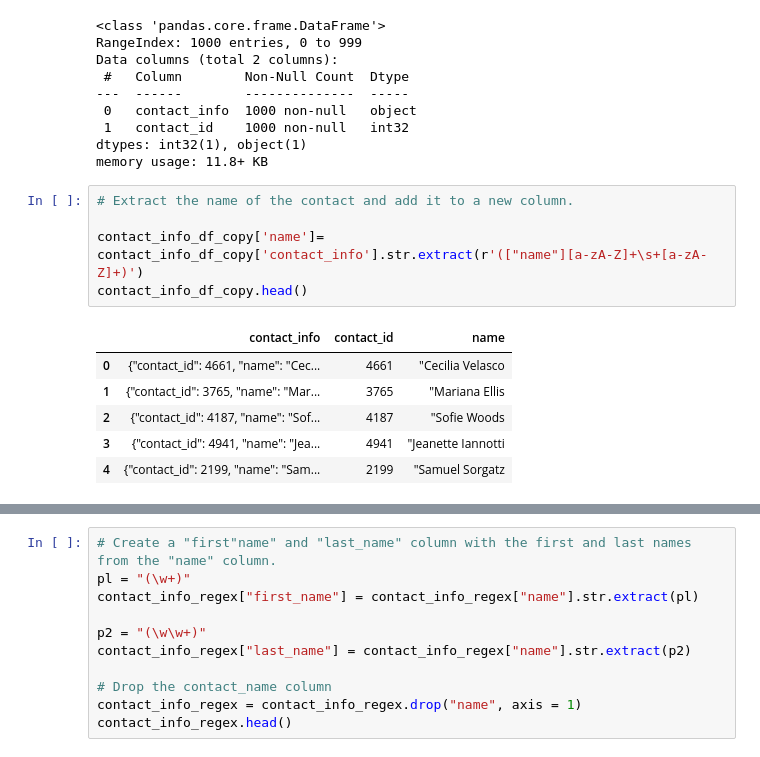
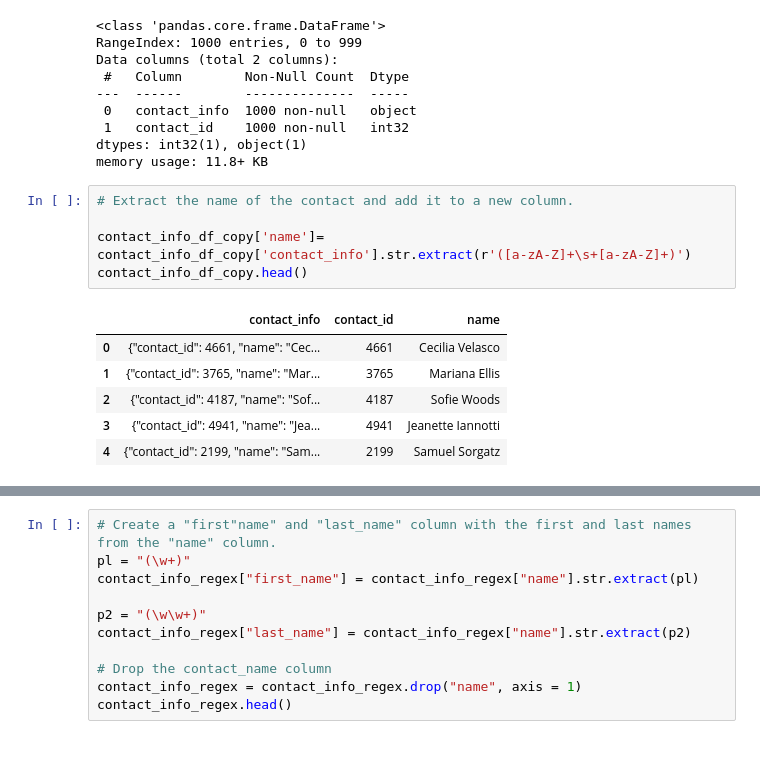
Before and after one commit to patibindu/Crowdfunding_ETL, a Jupyter notebook: ETL_Mini_Project_PatiBindu.ipynb, the cells around one changed output, grey strips where cells are left out. Cells and saved outputs as stored; diff of their text form.

```diff
--- a/ETL_Mini_Project_PatiBindu.ipynb
+++ b/ETL_Mini_Project_PatiBindu.ipynb
@@ -503,15 +503,15 @@ memory usage: 11.8+ KB
 # %%
 # Extract the name of the contact and add it to a new column.
 
-contact_info_df_copy['name']= contact_info_df_copy['contact_info'].str.extract(r'(["name"][a-zA-Z]+\s+[a-zA-Z]+)')
+contact_info_df_copy['name']= contact_info_df_copy['contact_info'].str.extract(r'([a-zA-Z]+\s+[a-zA-Z]+)')
 contact_info_df_copy.head()
 # %% [output]
 |  | contact_info | contact_id | name |
-| 0 | {"contact_id": 4661, "name": "Cec... | 4661 | "Cecilia Velasco |
-| 1 | {"contact_id": 3765, "name": "Mar... | 3765 | "Mariana Ellis |
-| 2 | {"contact_id": 4187, "name": "Sof... | 4187 | "Sofie Woods |
-| 3 | {"contact_id": 4941, "name": "Jea... | 4941 | "Jeanette Iannotti |
-| 4 | {"contact_id": 2199, "name": "Sam... | 2199 | "Samuel Sorgatz |
+| 0 | {"contact_id": 4661, "name": "Cec... | 4661 | Cecilia Velasco |
+| 1 | {"contact_id": 3765, "name": "Mar... | 3765 | Mariana Ellis |
+| 2 | {"contact_id": 4187, "name": "Sof... | 4187 | Sofie Woods |
+| 3 | {"contact_id": 4941, "name": "Jea... | 4941 | Jeanette Iannotti |
+| 4 | {"contact_id": 2199, "name": "Sam... | 2199 | Samuel Sorgatz |
 # %%
 # Extract the email from the contacts and add the values to a new column.
 contact_info_df_copy["email"] = contact_info_df_copy["contact_info"].str.extract(r'"(\S+@\S+)"')
```
Also changed, not shown: parts of 2 cells of this notebook.
